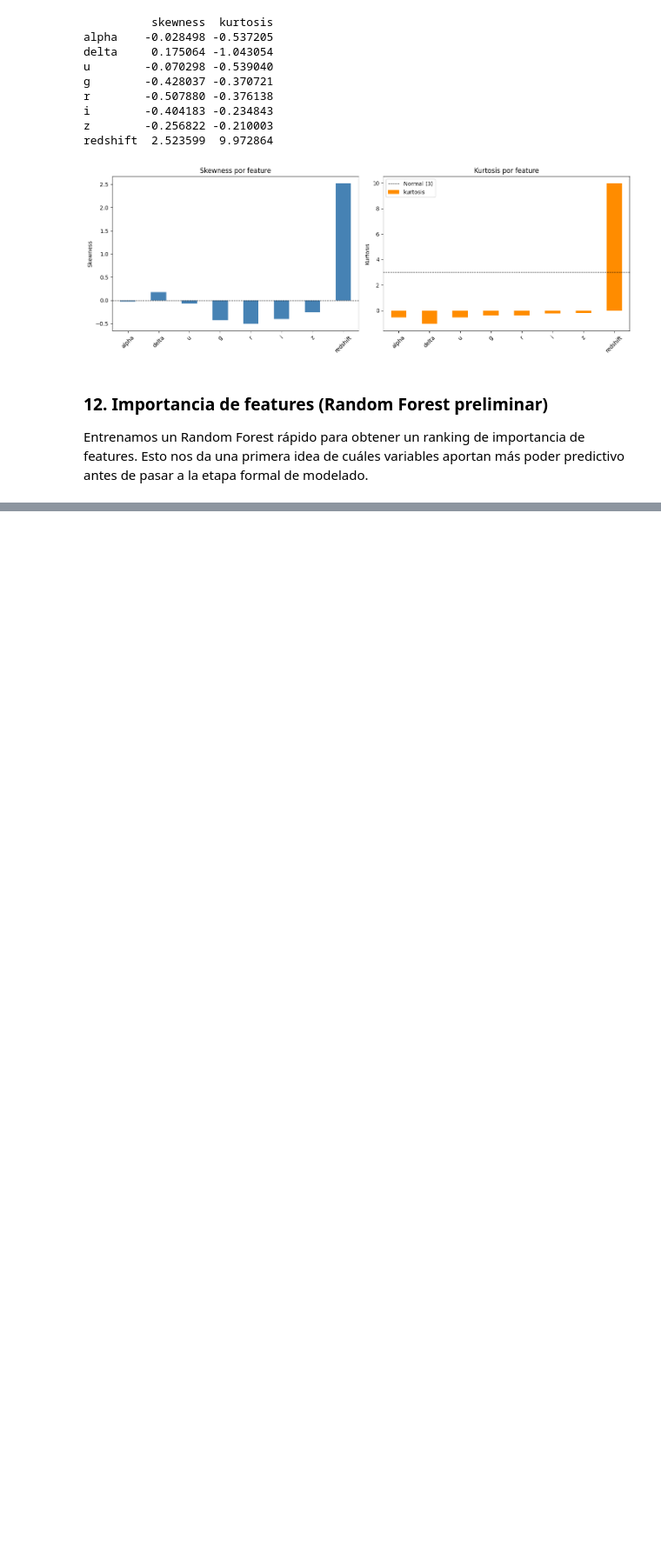
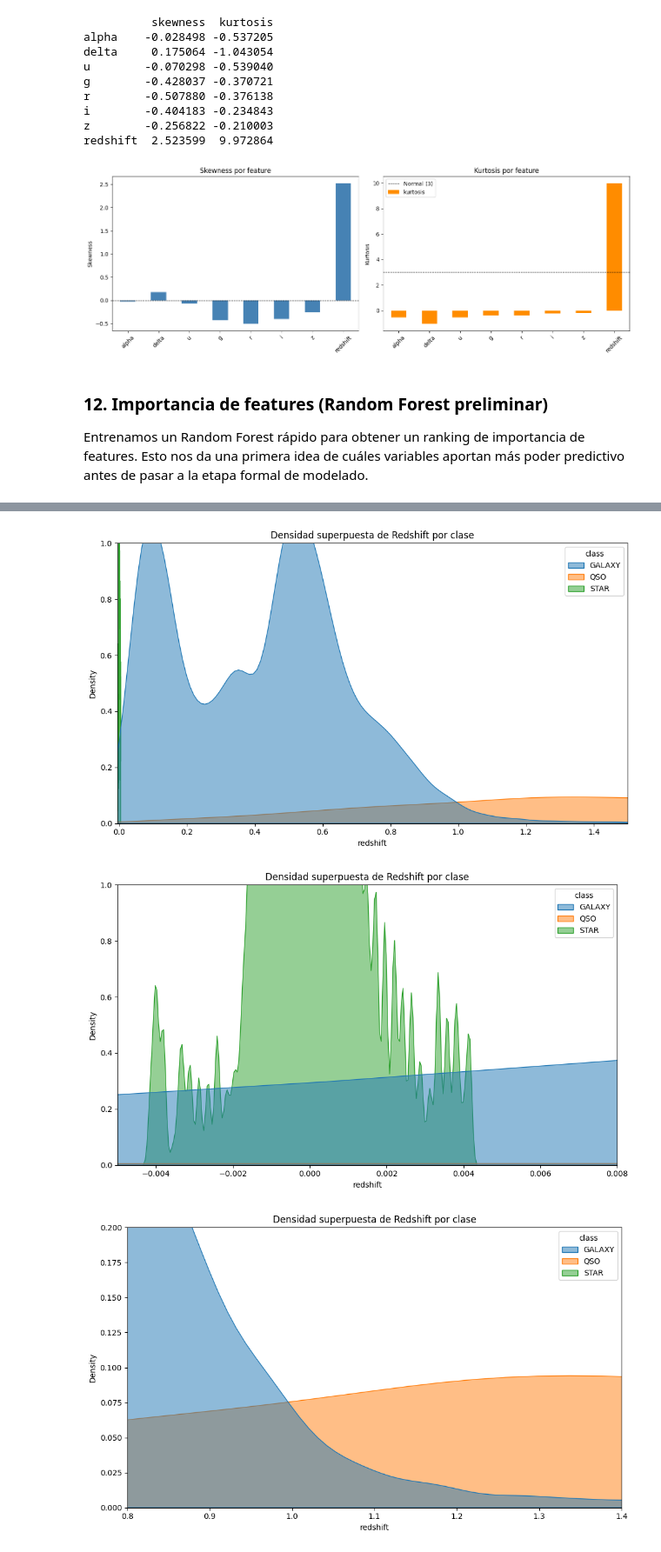
Before and after one commit to gabrielquiroga/ceia-amq1-tf, a Jupyter notebook: notebooks/eda.ipynb, the cells around one changed output, grey strips where cells are left out. Shown at 87% size. Cells and saved outputs as stored; diff of their text form; code cells hidden in the pictures; blank space fills up the shorter version.

```diff
--- a/notebooks/eda.ipynb
+++ b/notebooks/eda.ipynb
@@ -383,0 +448,49 @@ ModuleNotFoundError: No module named 'sklearn'
+# %%
+plt.figure(figsize=(10, 6))
+sns.kdeplot(
+    data=df,
+    x='redshift',
+    hue='class',
+    fill=True,
+    alpha=0.5,
+)
+plt.title('Densidad superpuesta de Redshift por clase')
+
+plt.xlim(-0.005, 1.5)
+plt.ylim(0, 1)
+plt.tight_layout()
+plt.show()
+
+plt.figure(figsize=(10, 6))
+sns.kdeplot(
+    data=df,
+    x='redshift',
+    hue='class',
+    fill=True,
+    alpha=0.5,
+)
+plt.title('Densidad superpuesta de Redshift por clase')
+
+plt.xlim(-0.005, 0.008)
+plt.ylim(0, 1)
+plt.tight_layout()
+plt.show()
+
+plt.figure(figsize=(10, 6))
+sns.kdeplot(
+    data=df,
+    x='redshift',
+    hue='class',
+    fill=True,
+    alpha=0.5,
+)
+plt.title('Densidad superpuesta de Redshift por clase')
+
+plt.xlim(0.8, 1.4)
+plt.ylim(0, 0.2)
+plt.tight_layout()
+plt.show()
+# %% [output]
+[figure, added]
+[figure, added]
+[figure, added]
```
Also changed, not shown: parts of 10 cells of this notebook, 3 other files.
